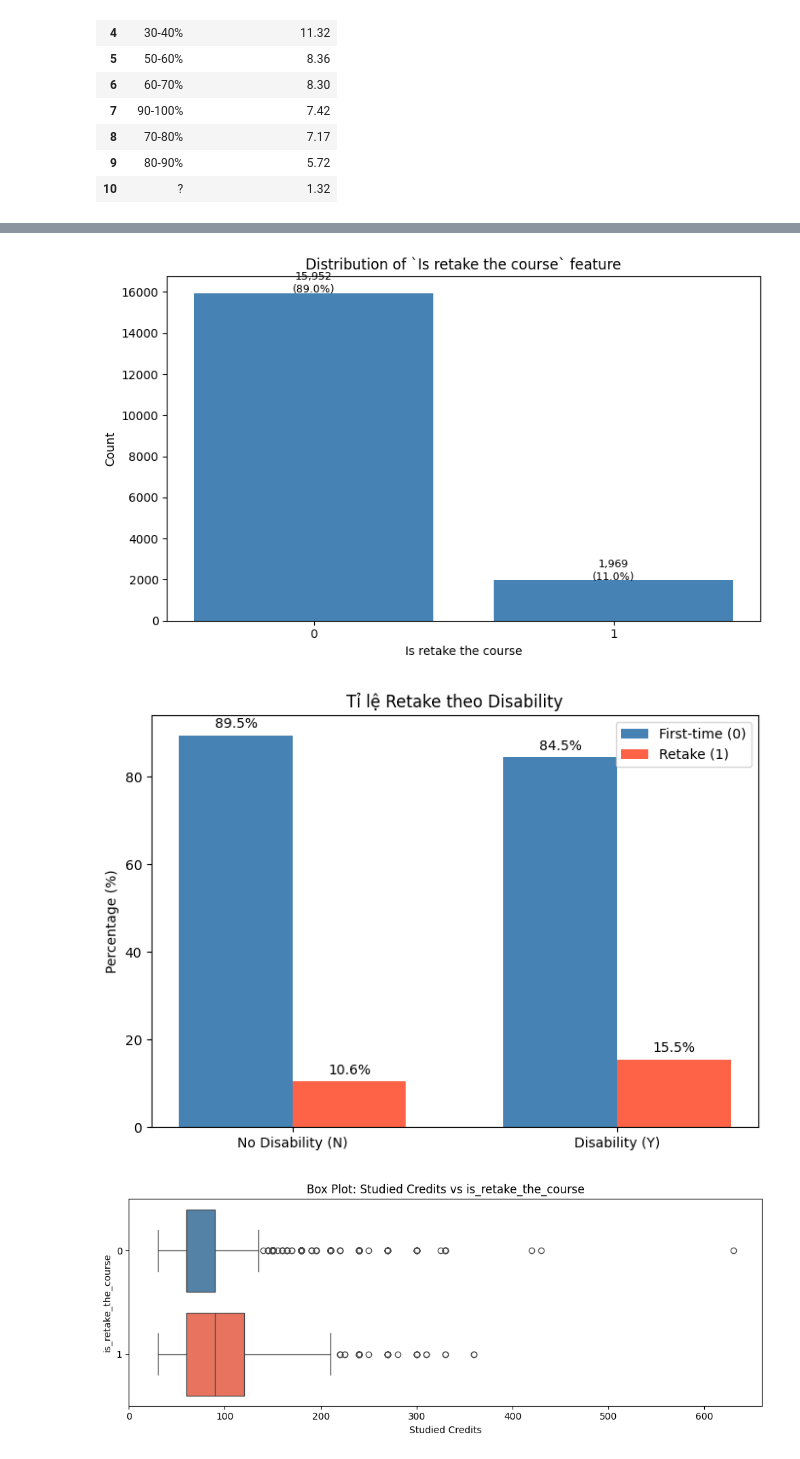
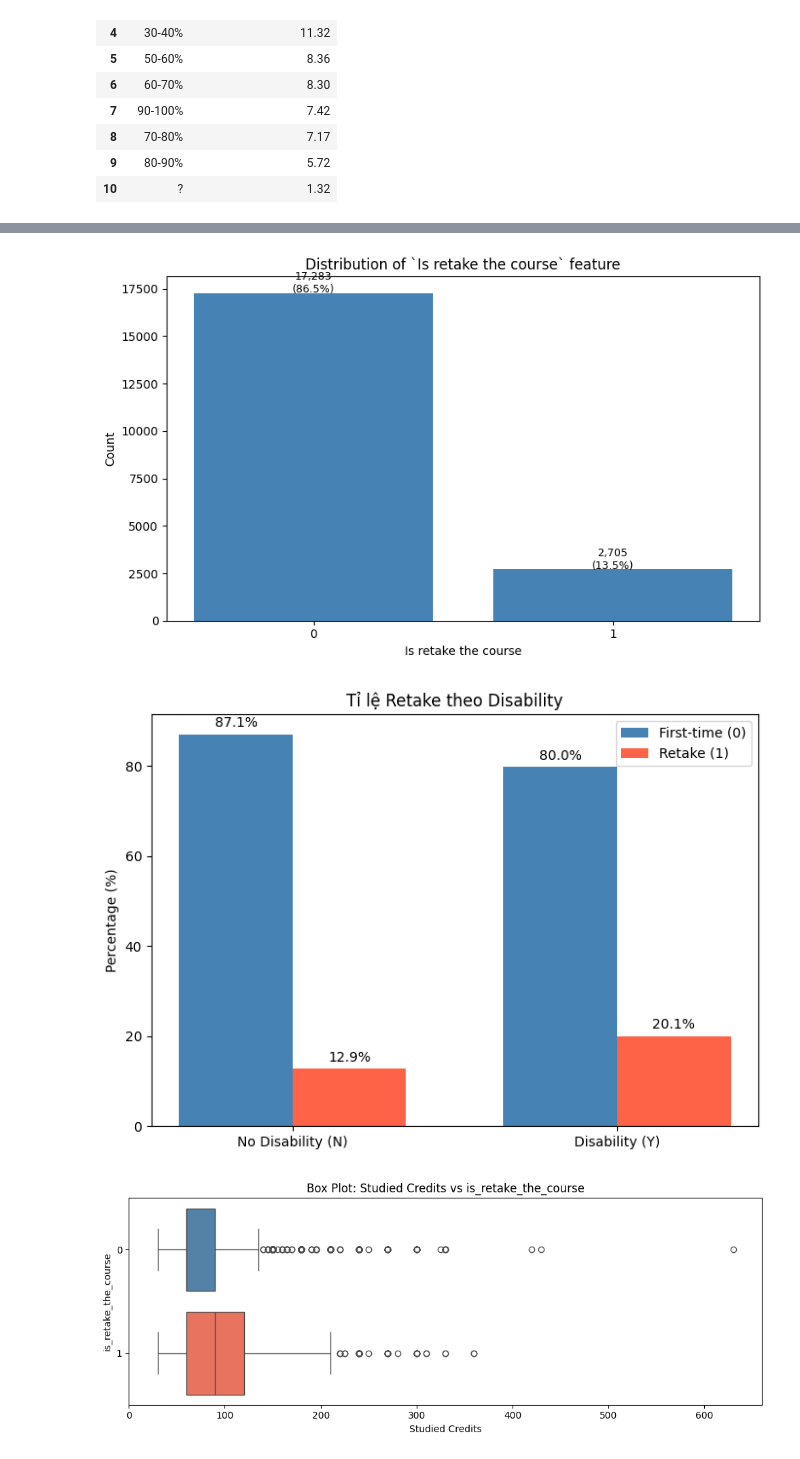
Before and after one commit to thiennguyen37-qn/early-academic-risk-warning, a Jupyter notebook: notebooks/EDA.ipynb, the cells around one changed output, grey strips where cells are left out. Drawn from its saved outputs; the diff is of its cells as text; code cells hidden in the pictures.

Commit message:
Refactor static feature analysis into demographic and behavioral dataframes

```diff
--- a/notebooks/EDA.ipynb
+++ b/notebooks/EDA.ipynb
@@ -516,3 +498,12 @@ Tỉ lệ missing value ở cột imd_band: 4.20%
 # %%
-static_cols = ['id_student'] + STATIC_FEATURES + ['final_result']
-unique_students = train[static_cols].drop_duplicates(subset='id_student')
+unique_students = (
+    train[["id_student"] + DEMOGRAPHIC_COLS]
+    .drop_duplicates(subset="id_student")
+    .reset_index(drop=True)
+)
+
+student_academic_profile = (
+    train[["id_student", "code_module", "code_presentation"] + BEHAVIORAL_STATIC_COLS + ["final_result"]]
+    .drop_duplicates()
+    .reset_index(drop=True)
+)
@@ -778,13 +798,13 @@ plt.show()
 # %%
-unique_students['is_retake_the_course'] = unique_students['num_of_prev_attempts'].apply(
+student_academic_profile['is_retake_the_course'] = student_academic_profile['num_of_prev_attempts'].apply(
     lambda x: 1 if x > 0 else x
 )
 # %%
-counts = unique_students['is_retake_the_course'].value_counts().sort_index()
+counts = student_academic_profile['is_retake_the_course'].value_counts().sort_index()
 plt.figure(figsize=(8, 5))
 plt.bar(counts.index, counts.values, color='steelblue')
 for i, (idx, v) in enumerate(counts.items()):
-    plt.text(idx, v + 20, f"{v:,}\n({v/len(unique_students)*100:.1f}%)", ha='center', fontsize=9)
+    plt.text(idx, v + 20, f"{v:,}\n({v/len(student_academic_profile)*100:.1f}%)", ha='center', fontsize=9)
 plt.xlabel('Is retake the course')
 plt.ylabel('Count')
 plt.title('Distribution of `Is retake the course` feature')
@@ -792,29 +812,33 @@ plt.xticks(counts.index)
 plt.tight_layout()
 plt.show()
 # %% [output]
-[figure, old version]
+[figure, new version]
 # %%
+merged_retake = student_academic_profile.merge(
+    unique_students[['id_student', 'disability']], on='id_student'
+)
+
 retake_disability = (
-    pd.crosstab(unique_students['disability'], unique_students['is_retake_the_course'], normalize='index') * 100
+    pd.crosstab(merged_retake['disability'], merged_retake['is_retake_the_course'], normalize='index') * 100
 ).round(2)
 
 x = np.arange(2)
 width = 0.35
 
 fig, ax = plt.subplots(figsize=(7, 5))
 bars0 = ax.bar(x - width/2, retake_disability.loc[['N', 'Y'], 0], width, label='First-time (0)', color='steelblue')
 bars1 = ax.bar(x + width/2, retake_disability.loc[['N', 'Y'], 1], width, label='Retake (1)', color='tomato')
 ax.bar_label(bars0, fmt='%.1f%%', padding=3)
 ax.bar_label(bars1, fmt='%.1f%%', padding=3)
 ax.set_xticks(x)
 ax.set_xticklabels(['No Disability (N)', 'Disability (Y)'])
 ax.set_ylabel('Percentage (%)')
 ax.set_title('Tỉ lệ Retake theo Disability')
 ax.legend()
 plt.tight_layout()
 plt.show()
 # %% [output]
-[figure, old version]
+[figure, new version]
 # %%
 plt.figure(figsize=(10, 4))
 sns.boxplot(
```
Also changed, not shown: parts of 40 cells of this notebook, 1 other file.
